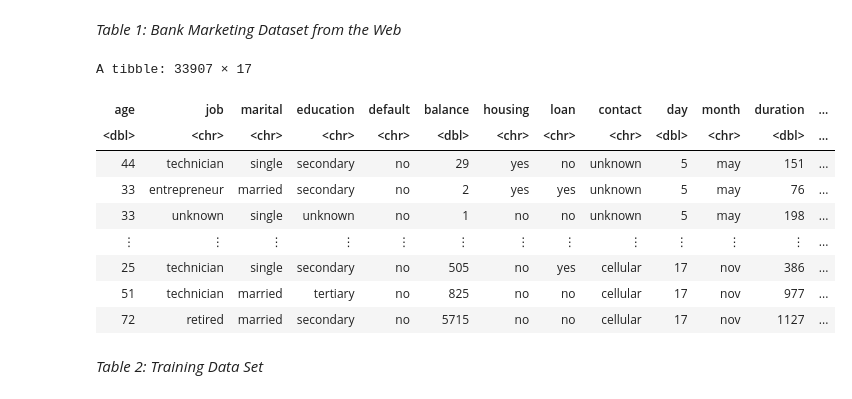
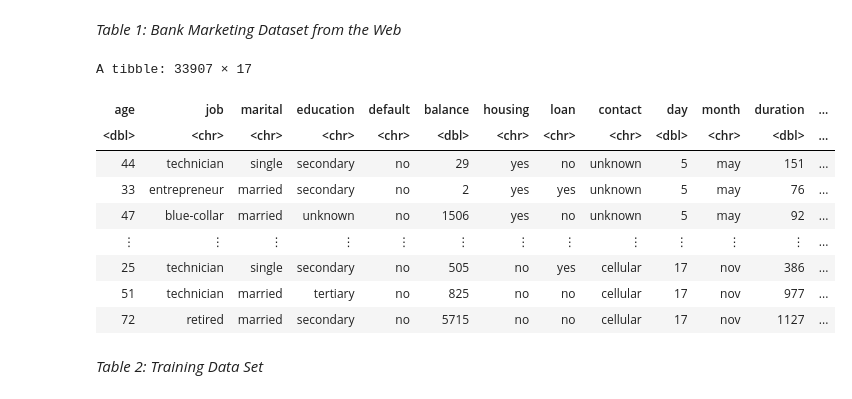
Before and after one commit to a-wang27/DSCI-100, a Jupyter notebook: project_proposal.ipynb, the cells around one changed output. Cells and saved outputs as stored; diff of their text form; code cells hidden in the pictures.

```diff
--- a/project_proposal.ipynb
+++ b/project_proposal.ipynb
@@ -41,23 +41,23 @@ A spec_tbl_df: 45211 × 17
 *Table 1: Bank Marketing Dataset from the Web*
 # %%
 tidy_bank_data <- bank_data |>
-    rename(term_deposit_success = y) |>
-    mutate(term_deposit_success = as_factor(outcome))
+    rename(outcome = y) |>
+    mutate(outcome = as_factor(outcome))
 
 bank_split <- initial_split(tidy_bank_data,
                             prop = 0.75,
-                            strata = term_deposit_success)
+                            strata = outcome)
 bank_train <- training(bank_split)
 bank_test <- testing(bank_split)
 
 bank_train
 # %% [output]
 A tibble: 33907 × 17
 | age | job | marital | education | default | balance | housing | loan | contact | day | month | duration | ... |
 | <dbl> | <chr> | <chr> | <chr> | <chr> | <dbl> | <chr> | <chr> | <chr> | <dbl> | <chr> | <dbl> | ... |
 | 44 | technician | single | secondary | no | 29 | yes | no | unknown | 5 | may | 151 | ... |
 | 33 | entrepreneur | married | secondary | no | 2 | yes | yes | unknown | 5 | may | 76 | ... |
-| 33 | unknown | single | unknown | no | 1 | no | no | unknown | 5 | may | 198 | ... |
+| 47 | blue-collar | married | unknown | no | 1506 | yes | no | unknown | 5 | may | 92 | ... |
 | ⋮ | ⋮ | ⋮ | ⋮ | ⋮ | ⋮ | ⋮ | ⋮ | ⋮ | ⋮ | ⋮ | ⋮ | ... |
 | 25 | technician | single | secondary | no | 505 | no | yes | cellular | 17 | nov | 386 | ... |
 | 51 | technician | married | tertiary | no | 825 | no | no | cellular | 17 | nov | 977 | ... |
```
Also changed, not shown: parts of 6 cells of this notebook.
